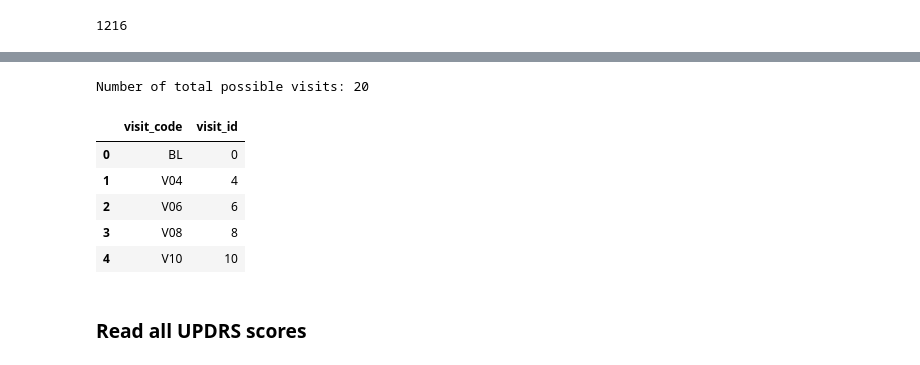
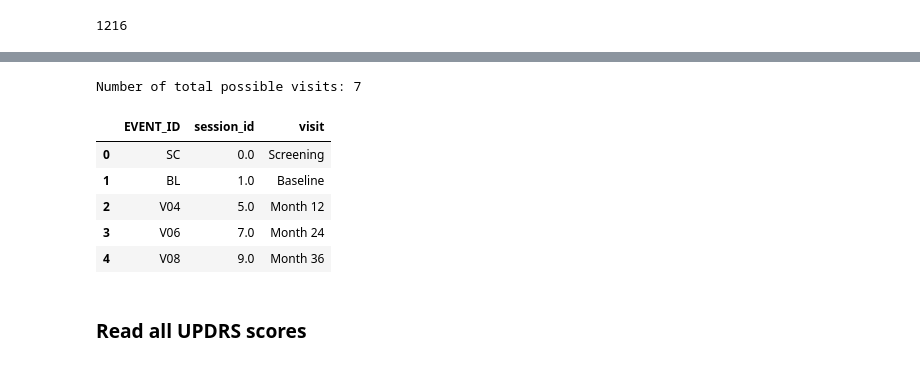
Before and after one commit to yarikoptic/mr_proc, a Jupyter notebook: notebooks/2_tabular_proc_tracking.ipynb, the cells around one changed output, grey strips where cells are left out. Drawn from its saved outputs; the diff is of its cells as text; code cells hidden in the pictures.

Commit message:
added BIDS session_id to bagel.csv

```diff
--- a/notebooks/2_tabular_proc_tracking.ipynb
+++ b/notebooks/2_tabular_proc_tracking.ipynb
@@ -22,7 +22,7 @@ ppmi_study_data_dir = f"{tabular_dir}/study_data"
 
 # Available clinical visits (These are differently named than imaging sessions (i.e. session.csv))
 # These are generated based on Vincent's notebooks/subject_profiling.ipynb
-visits_csv = f"{ppmi_demographics_dir}/clinical_visits.csv"
+visits_csv = f"{ppmi_demographics_dir}/event_session_visits.csv"
 
 clinical_assessment_files = {
                 "updrs_1": "MDS-UPDRS_Part_I.csv",
@@ -78,16 +83,16 @@ len(mr_proc_ids)
 # %%
 visit_df = pd.read_csv(visits_csv)
-visit_code_list = ["BL", "SC"] + list(visit_df[visit_df['visit_code'].str.contains('V')]["visit_code"].values)
-print(f"Number of total possible visits: {len(visit_code_list)}")
+event_ids = visit_df["EVENT_ID"]
+print(f"Number of total possible visits: {len(event_ids)}")
 visit_df.head()
 # %% [output]
-Number of total possible visits: 20
+Number of total possible visits: 7
-|  | visit_code | visit_id |
-| 0 | BL | 0 |
-| 1 | V04 | 4 |
-| 2 | V06 | 6 |
-| 3 | V08 | 8 |
-| 4 | V10 | 10 |
+|  | EVENT_ID | session_id | visit |
+| 0 | SC | 0.0 | Screening |
+| 1 | BL | 1.0 | Baseline |
+| 2 | V04 | 5.0 | Month 12 |
+| 3 | V06 | 7.0 | Month 24 |
+| 4 | V08 | 9.0 | Month 36 |
 # %% [markdown]
 ### Read all UPDRS scores
 # %%
```
Also changed, not shown: parts of 5 cells of this notebook.
